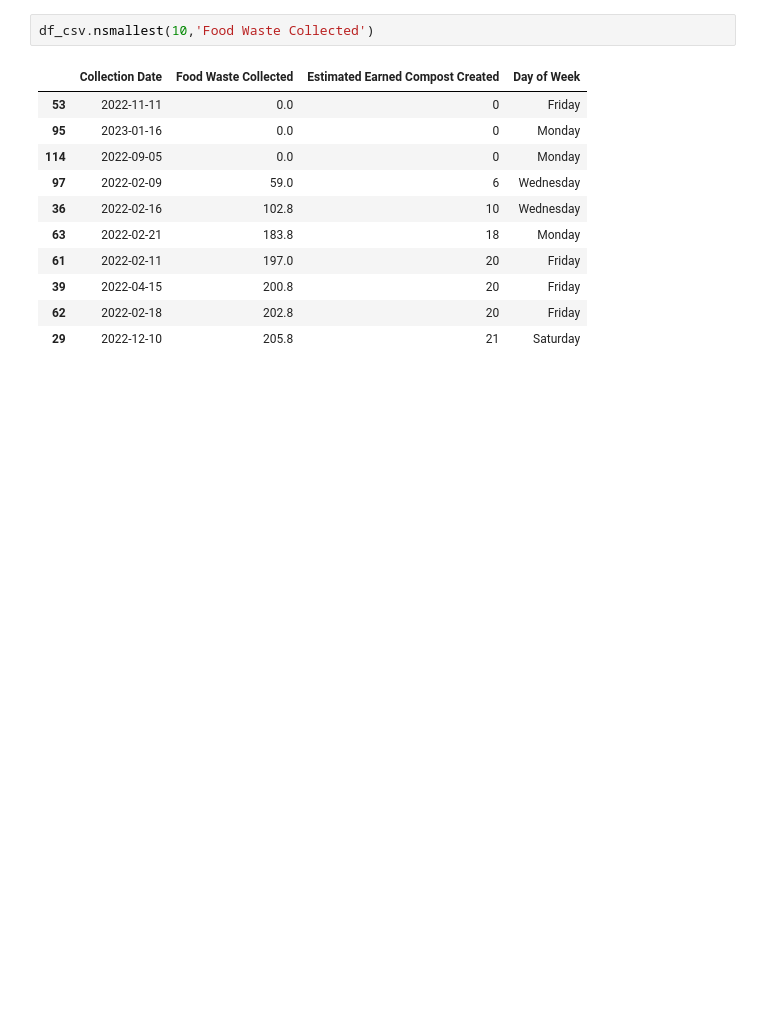
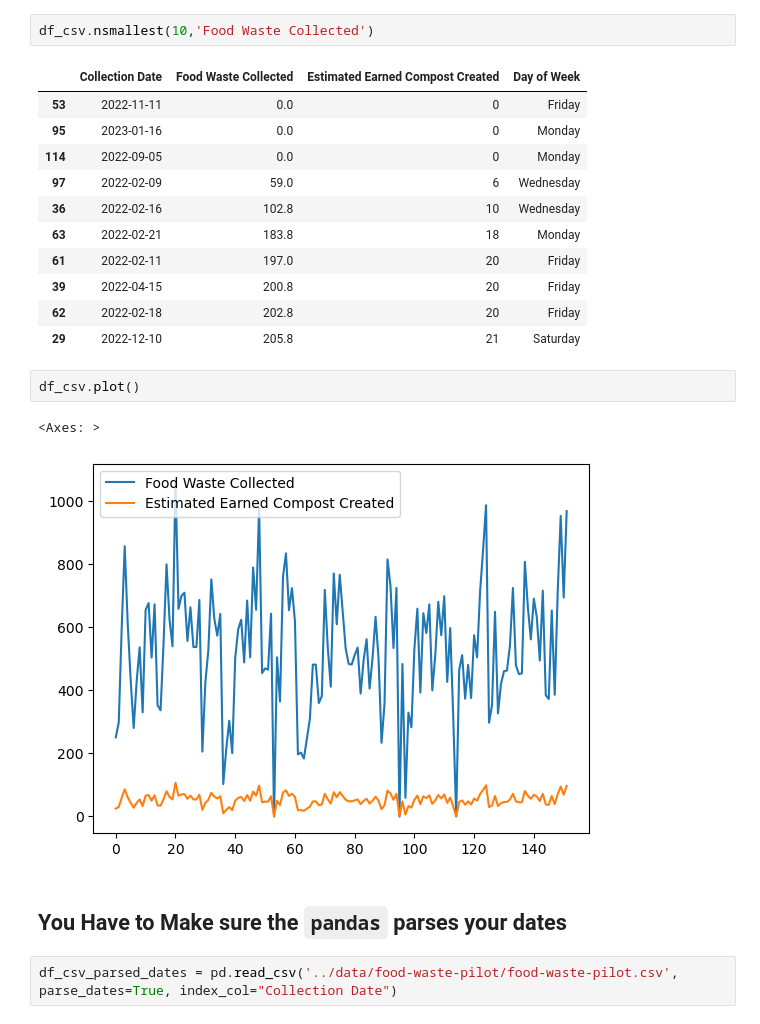
Before and after one commit to step-security-bot/cary-python-introduction, a Jupyter notebook: notebooks/reading_local_files.ipynb, the cells around one changed output. Drawn from its saved outputs; the diff is of its cells as text; blank space fills up the shorter version.

Commit message:
add date parsing example

```diff
--- a/notebooks/reading_local_files.ipynb
+++ b/notebooks/reading_local_files.ipynb
@@ -153,3 +153,12 @@ df_csv.nsmallest(10,'Food Waste Collected')
 | 39 | 2022-04-15 | 200.8 | 20 | Friday |
 | 62 | 2022-02-18 | 202.8 | 20 | Friday |
 | 29 | 2022-12-10 | 205.8 | 21 | Saturday |
+# %%
+df_csv.plot()
+# %% [output]
+<Axes: >
+[figure, added]
+# %% [markdown]
+## You Have to Make sure the `pandas` parses your dates
+# %%
+df_csv_parsed_dates = pd.read_csv('../data/food-waste-pilot/food-waste-pilot.csv', parse_dates=True, index_col="Collection Date")
```
Also changed, not shown: parts of 1 cell of this notebook.
